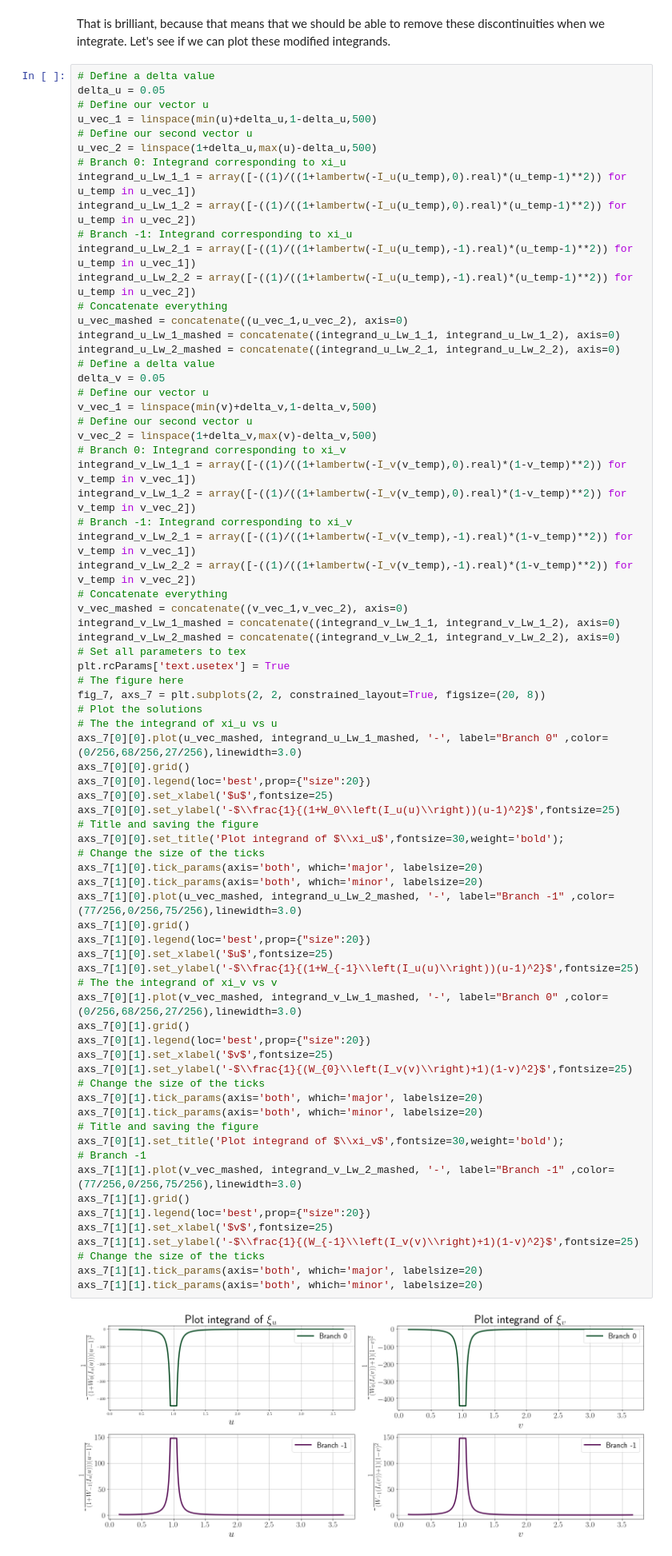
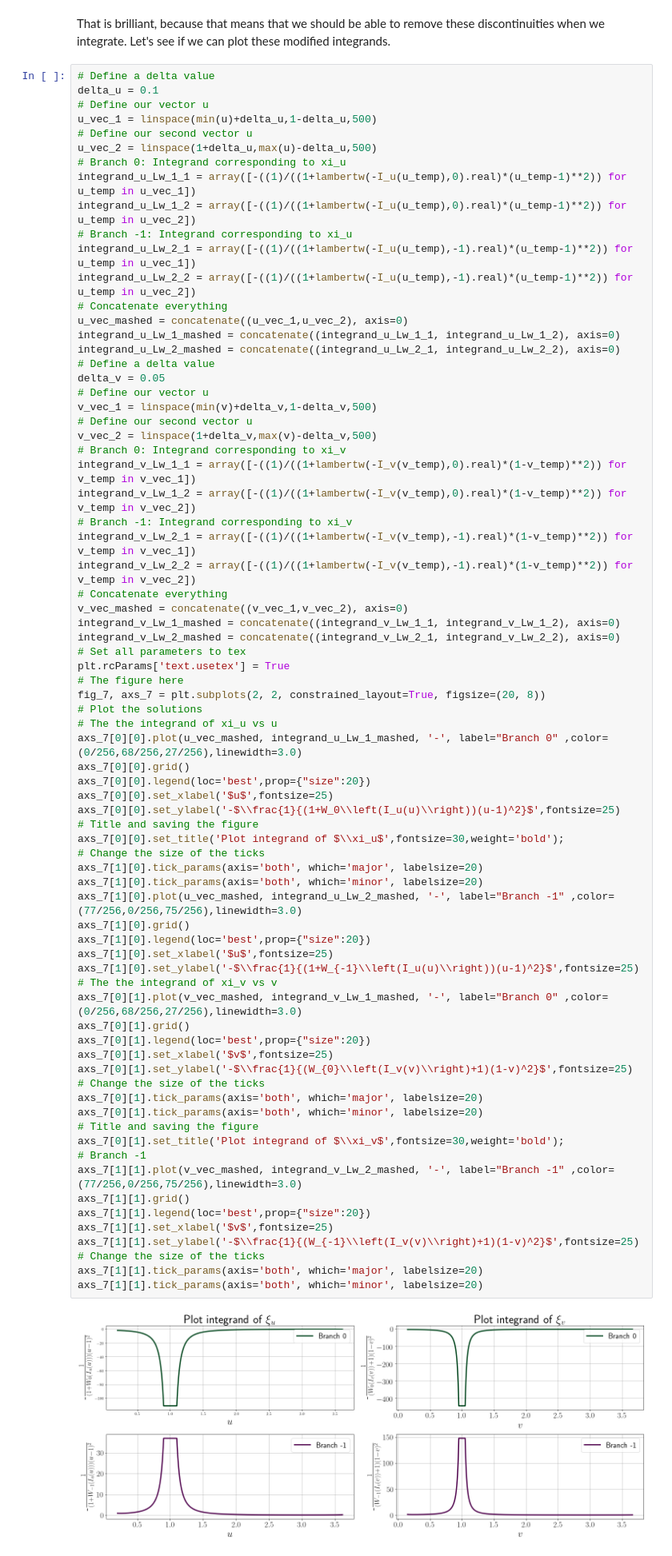
Before and after one commit to JohannesBorgqvist/separable_phase_plane_symmetries, a Jupyter notebook: Code/push_forward_LV_phase_plane_symmetries.ipynb, the cells around one changed output. Shown at 80% size. Saved outputs shown, nothing was run; the diff lists cells and outputs as text.

```diff
--- a/Code/push_forward_LV_phase_plane_symmetries.ipynb
+++ b/Code/push_forward_LV_phase_plane_symmetries.ipynb
@@ -604,7 +621,7 @@ axs_6[1][1].tick_params(axis='both', which='minor', labelsize=20)
 That is brilliant, because that means that we should be able to remove these discontinuities when we integrate. Let's see if we can plot these modified integrands.
 # %%
 # Define a delta value
-delta_u = 0.05
+delta_u = 0.1
 # Define our vector u
 u_vec_1 = linspace(min(u)+delta_u,1-delta_u,500)
 # Define our second vector u
@@ -650,31 +667,31 @@ axs_7[0][0].set_ylabel('-$\\frac{1}{(1+W_0\\left(I_u(u)\\right))(u-1)^2}$',fonts
 axs_7[0][0].set_title('Plot integrand of $\\xi_u$',fontsize=30,weight='bold');
 # Change the size of the ticks
 axs_7[1][0].tick_params(axis='both', which='major', labelsize=20)
 axs_7[1][0].tick_params(axis='both', which='minor', labelsize=20)
 axs_7[1][0].plot(u_vec_mashed, integrand_u_Lw_2_mashed, '-', label="Branch -1" ,color=(77/256,0/256,75/256),linewidth=3.0)
 axs_7[1][0].grid()
 axs_7[1][0].legend(loc='best',prop={"size":20})
 axs_7[1][0].set_xlabel('$u$',fontsize=25)
 axs_7[1][0].set_ylabel('-$\\frac{1}{(1+W_{-1}\\left(I_u(u)\\right))(u-1)^2}$',fontsize=25)
 # The the integrand of xi_v vs v
 axs_7[0][1].plot(v_vec_mashed, integrand_v_Lw_1_mashed, '-', label="Branch 0" ,color=(0/256,68/256,27/256),linewidth=3.0)
 axs_7[0][1].grid()
 axs_7[0][1].legend(loc='best',prop={"size":20})
 axs_7[0][1].set_xlabel('$v$',fontsize=25)
 axs_7[0][1].set_ylabel('-$\\frac{1}{(W_{0}\\left(I_v(v)\\right)+1)(1-v)^2}$',fontsize=25)
 # Change the size of the ticks
 axs_7[0][1].tick_params(axis='both', which='major', labelsize=20)
 axs_7[0][1].tick_params(axis='both', which='minor', labelsize=20)
 # Title and saving the figure
 axs_7[0][1].set_title('Plot integrand of $\\xi_v$',fontsize=30,weight='bold');
 # Branch -1
 axs_7[1][1].plot(v_vec_mashed, integrand_v_Lw_2_mashed, '-', label="Branch -1" ,color=(77/256,0/256,75/256),linewidth=3.0)
 axs_7[1][1].grid()
 axs_7[1][1].legend(loc='best',prop={"size":20})
 axs_7[1][1].set_xlabel('$v$',fontsize=25)
 axs_7[1][1].set_ylabel('-$\\frac{1}{(W_{-1}\\left(I_v(v)\\right)+1)(1-v)^2}$',fontsize=25)
 # Change the size of the ticks
 axs_7[1][1].tick_params(axis='both', which='major', labelsize=20)
 axs_7[1][1].tick_params(axis='both', which='minor', labelsize=20)
 # %% [output]
-[figure, old version]
+[figure, new version]
```
Also changed, not shown: parts of 5 cells of this notebook.
